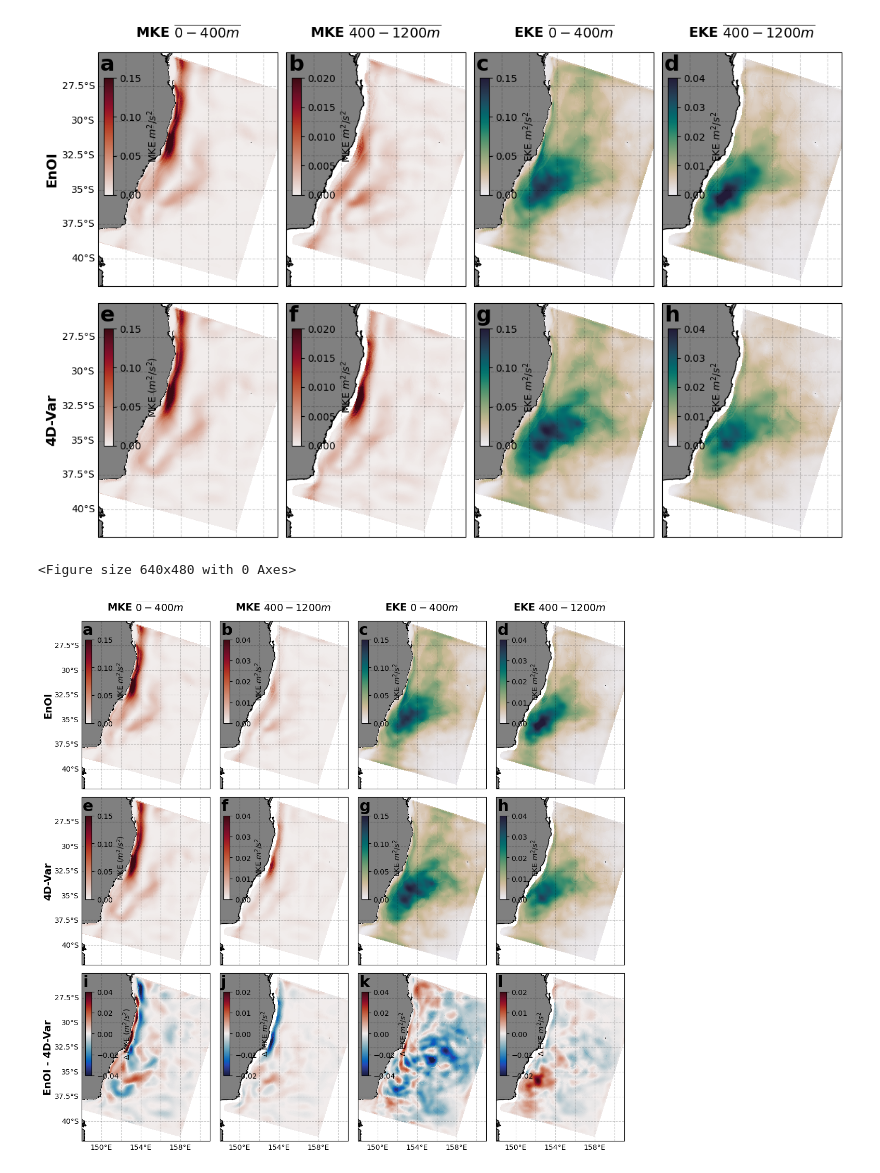
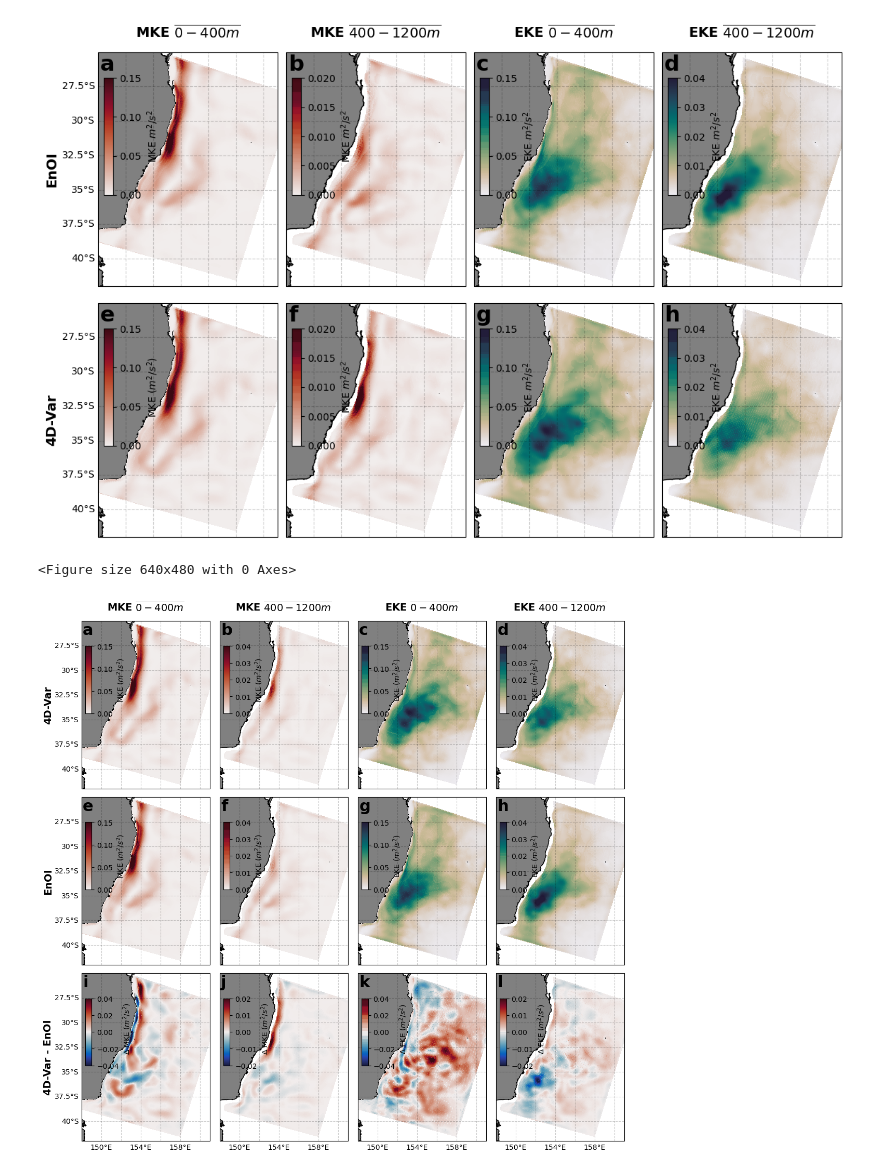
Before and after one commit to dgwyther/DA-comparison-paper, a Jupyter notebook: notebooks/fig-eke_and_mke.ipynb, the cells around one changed output. Cells and saved outputs as stored; diff of their text form; code cells hidden in the pictures.

Commit message:
updates to eke/kmke plots

```diff
--- a/notebooks/fig-eke_and_mke.ipynb
+++ b/notebooks/fig-eke_and_mke.ipynb
@@ -422,9 +419,9 @@ def addSubplot_spatialMap(input,Grid,pcol_kwargs={}, cont_kwargs={}, kde_kwargs=
 def addInsetColormap(ax,im,lab):
     cax = inset_axes(ax,
                 width="5%",  # width = 10% of parent_bbox width
-                height="50%",  # height : 50%
+                height="40%",  # height : 50%
                 loc='lower left',
-                bbox_to_anchor=(.03,.39, 1, 1),
+                bbox_to_anchor=(.03,.45, 1, 1),
                 bbox_transform=ax.transAxes,
                 borderpad=0,
                 )
@@ -442,73 +439,73 @@ ax = None
 
 
 ax = fig.add_subplot(gs[0,0], projection=ccrs.PlateCarree())
-gl,im=addSubplot_spatialMap(enoi_mke_0_400,enoi,pcol_kwargs={'cmap':'cmo.amp','vmin':'0','vmax':'0.15'})
+gl,im=addSubplot_spatialMap(_4dvar_mke_0_400,enoi,pcol_kwargs={'cmap':'cmo.amp','vmin':'0','vmax':'0.15'})
 # co=plt.contour(enoi.lon_rho,enoi.lat_rho,enoi_mke_0_400,colors='k',linewidths=0.5,levels=np.arange(0,0.2,0.05))
 gl.left_labels = True
 ax.text(0.01, 0.99, 'a', transform=ax.transAxes,fontsize=22, fontweight='bold', va='top')
-ax.text(-.26, .5, 'EnOI',fontsize=14, rotation='vertical', fontweight='bold', va='center', ha='center', transform=ax.transAxes)
+ax.text(-.26, .5, '4D-Var',fontsize=14, rotation='vertical', fontweight='bold', va='center', ha='center', transform=ax.transAxes)
 ax.text(0.5, 1.12, 'MKE $\overline{0-400m}$',fontsize=14, fontweight='bold', va='top', ha='center', transform=ax.transAxes)
-cbar=addInsetColormap(ax,im,'MKE $m^2$/$s^2$')
+cbar=addInsetColormap(ax,im,'MKE ($m^2$/$s^2$)')
 # cbar.add_lines(co)
 
 ax = fig.add_subplot(gs[0,1], projection=ccrs.PlateCarree())
-gl,im=addSubplot_spatialMap(enoi_mke_400_1200,enoi,pcol_kwargs={'cmap':'cmo.amp','vmin':'0','vmax':'0.04'})
+gl,im=addSubplot_spatialMap(_4dvar_mke_400_1200,enoi,pcol_kwargs={'cmap':'cmo.amp','vmin':'0','vmax':'0.04'})
 # co=plt.contour(enoi.lon_rho,enoi.lat_rho,enoi_mke_400_1200,colors='k',linewidths=0.5,levels=np.arange(0,0.03,0.01))
 ax.text(0.01, 0.99, 'b', transform=ax.transAxes,fontsize=22, fontweight='bold', va='top')
 ax.text(0.5, 1.12, 'MKE $\overline{400-1200m}$',fontsize=14, fontweight='bold', va='top', ha='center', transform=ax.transAxes)
-cbar=addInsetColormap(ax,im,'MKE $m^2$/$s^2$')
+cbar=addInsetColormap(ax,im,'MKE ($m^2$/$s^2$)')
 # cbar.add_lines(co)
 
 ax = fig.add_subplot(gs[0,2], projection=ccrs.PlateCarree())
-gl,im=addSubplot_spatialMap(enoi_eke_0_400,enoi,pcol_kwargs={'cmap':'cmo.rain','vmin':'0','vmax':'0.15'})
+gl,im=addSubplot_spatialMap(_4dvar_eke_0_400,enoi,pcol_kwargs={'cmap':'cmo.rain','vmin':'0','vmax':'0.15'})
 # co=plt.contour(enoi.lon_rho,enoi.lat_rho,enoi_eke_0_400,colors='k',linewidths=0.5,levels=np.arange(0,0.15,0.05))
 ax.text(0.01, 0.99, 'c', transform=ax.transAxes,fontsize=22, fontweight='bold', va='top')
 ax.text(0.5, 1.12, 'EKE $\overline{0-400m}$',fontsize=14, fontweight='bold', va='top', ha='center', transform=ax.transAxes)
-cbar=addInsetColormap(ax,im,'EKE $m^2$/$s^2$')
+cbar=addInsetColormap(ax,im,'EKE ($m^2$/$s^2$)')
 # cbar.add_lines(co)
 
 ax = fig.add_subplot(gs[0,3], projection=ccrs.PlateCarree())
-gl,im=addSubplot_spatialMap(enoi_eke_400_1200,enoi,pcol_kwargs={'cmap':'cmo.rain','vmin':'0','vmax':'0.04'})
+gl,im=addSubplot_spatialMap(_4dvar_eke_400_1200,enoi,pcol_kwargs={'cmap':'cmo.rain','vmin':'0','vmax':'0.04'})
 # co=plt.contour(enoi.lon_rho,enoi.lat_rho,enoi_eke_400_1200,colors='k',linewidths=0.5,levels=np.arange(0,0.05,0.01))
 ax.text(0.01, 0.99, 'd', transform=ax.transAxes,fontsize=22, fontweight='bold', va='top')
 ax.text(0.5, 1.12, 'EKE $\overline{400-1200m}$',fontsize=14, fontweight='bold', va='top', ha='center', transform=ax.transAxes)
-cbar=addInsetColormap(ax,im,'EKE $m^2$/$s^2$')
+cbar=addInsetColormap(ax,im,'EKE ($m^2$/$s^2$)')
 # cbar.add_lines(co)
 
 
 
 ax = fig.add_subplot(gs[1,0], projection=ccrs.PlateCarree())
-gl,im=addSubplot_spatialMap(_4dvar_mke_0_400,enoi,pcol_kwargs={'cmap':'cmo.amp','vmin':'0','vmax':'0.15'})
+gl,im=addSubplot_spatialMap(enoi_mke_0_400,enoi,pcol_kwargs={'cmap':'cmo.amp','vmin':'0','vmax':'0.15'})
 # co=plt.contour(enoi.lon_rho,enoi.lat_rho,_4dvar_mke_0_400,colors='k',linewidths=0.5,levels=np.arange(0,0.2,0.05))
 gl.left_labels = True
 ax.text(0.01, 0.99, 'e', transform=ax.transAxes,fontsize=22, fontweight='bold', va='top')
-ax.text(-.26, .5, '4D-Var',fontsize=14, rotation='vertical', fontweight='bold', va='center', ha='center', transform=ax.transAxes)
+ax.text(-.26, .5, 'EnOI',fontsize=14, rotation='vertical', fontweight='bold', va='center', ha='center', transform=ax.transAxes)
 # ax.text(0.5, 1.12, 'MKE $\overline{0-400m}$',fontsize=14, fontweight='bold', va='top', ha='center', transform=ax.transAxes)
 cbar=addInsetColormap(ax,im,'MKE ($m^2$/$s^2$)')
 # cbar.add_lines(co)
 
 ax = fig.add_subplot(gs[1,1], projection=ccrs.PlateCarree())
-gl,im=addSubplot_spatialMap(_4dvar_mke_400_1200,enoi,pcol_kwargs={'cmap':'cmo.amp','vmin':'0','vmax':'0.04'})
+gl,im=addSubplot_spatialMap(enoi_mke_400_1200,enoi,pcol_kwargs={'cmap':'cmo.amp','vmin':'0','vmax':'0.04'})
 # co=plt.contour(enoi.lon_rho,enoi.lat_rho,_4dvar_mke_400_1200,colors='k',linewidths=0.5,levels=np.arange(0,0.03,0.01))
 ax.text(0.01, 0.99, 'f', transform=ax.transAxes,fontsize=22, fontweight='bold', va='top')
 # ax.text(0.5, 1.12, 'MKE $\overline{400-1200m}$',fontsize=14, fontweight='bold', va='top', ha='center', transform=ax.transAxes)
-cbar=addInsetColormap(ax,im,'MKE $m^2$/$s^2$')
+cbar=addInsetColormap(ax,im,'MKE ($m^2$/$s^2$)')
 # cbar.add_lines(co)
 
 ax = fig.add_subplot(gs[1,2], projection=ccrs.PlateCarree())
-gl,im=addSubplot_spatialMap(_4dvar_eke_0_400,enoi,pcol_kwargs={'cmap':'cmo.rain','vmin':'0','vmax':'0.15'})
+gl,im=addSubplot_spatialMap(enoi_eke_0_400,enoi,pcol_kwargs={'cmap':'cmo.rain','vmin':'0','vmax':'0.15'})
 # co=plt.contour(enoi.lon_rho,enoi.lat_rho,_4dvar_mke_400_1200,colors='k',linewidths=0.5,levels=np.arange(0,0.15,0.05))
 ax.text(0.01, 0.99, 'g', transform=ax.transAxes,fontsize=22, fontweight='bold', va='top')
 # ax.text(0.5, 1.12, 'EKE $\overline{0-400m}$',fontsize=14, fontweight='bold', va='top', ha='center', transform=ax.transAxes)
-cbar=addInsetColormap(ax,im,'EKE $m^2$/$s^2$')
+cbar=addInsetColormap(ax,im,'EKE ($m^2$/$s^2$)')
 # cbar.add_lines(co)
 
 ax = fig.add_subplot(gs[1,3], projection=ccrs.PlateCarree())
-gl,im=addSubplot_spatialMap(_4dvar_eke_400_1200,enoi,pcol_kwargs={'cmap':'cmo.rain','vmin':'0','vmax':'0.04'})
+gl,im=addSubplot_spatialMap(enoi_eke_400_1200,enoi,pcol_kwargs={'cmap':'cmo.rain','vmin':'0','vmax':'0.04'})
 # co=plt.contour(enoi.lon_rho,enoi.lat_rho,_4dvar_mke_400_1200,colors='k',linewidths=0.5,levels=np.arange(0,0.06,0.01))
 ax.text(0.01, 0.99, 'h', transform=ax.transAxes,fontsize=22, fontweight='bold', va='top')
 # ax.text(0.5, 1.12, 'EKE $\overline{400-1200m}$',fontsize=14, fontweight='bold', va='top', ha='center', transform=ax.transAxes)
-cbar=addInsetColormap(ax,im,'EKE $m^2$/$s^2$')
+cbar=addInsetColormap(ax,im,'EKE ($m^2$/$s^2$)')
 # cbar.add_lines(co)
 
 
@@ -516,42 +513,42 @@ cbar=addInsetColormap(ax,im,'EKE $m^2$/$s^2$')
 
 
 ax = fig.add_subplot(gs[2,0], projection=ccrs.PlateCarree())
-gl,im=addSubplot_spatialMap(enoi_mke_0_400-_4dvar_mke_0_400,enoi,pcol_kwargs={'cmap':'cmo.balance','vmin':'-.04','vmax':'0.04'})
+gl,im=addSubplot_spatialMap(-enoi_mke_0_400+_4dvar_mke_0_400,enoi,pcol_kwargs={'cmap':'cmo.balance','vmin':'-.04','vmax':'0.04'})
 # co=plt.contour(enoi.lon_rho,enoi.lat_rho,_4dvar_mke_0_400,colors='k',linewidths=0.5,levels=np.arange(0,0.2,0.05))
 gl.left_labels = True
 gl.bottom_labels = True
 ax.text(0.01, 0.99, 'i', transform=ax.transAxes,fontsize=22, fontweight='bold', va='top')
-ax.text(-.26, .5, 'EnOI - 4D-Var',fontsize=14, rotation='vertical', fontweight='bold', va='center', ha='center', transform=ax.transAxes)
+ax.text(-.26, .5, '4D-Var - EnOI',fontsize=14, rotation='vertical', fontweight='bold', va='center', ha='center', transform=ax.transAxes)
 # ax.text(0.5, 1.12, 'MKE $\overline{0-400m}$',fontsize=14, fontweight='bold', va='top', ha='center', transform=ax.transAxes)
-cbar=addInsetColormap(ax,im,'$\Delta$ MKE ($m^2$/$s^2$)')
+cbar=addInsetColormap(ax,im,'   $\Delta$ MKE ($m^2$/$s^2$)')
 # cbar.add_lines(co)
 
 ax = fig.add_subplot(gs[2,1], projection=ccrs.PlateCarree())
-gl,im=addSubplot_spatialMap(enoi_mke_400_1200-_4dvar_mke_400_1200,enoi,pcol_kwargs={'cmap':'cmo.balance','vmin':'-.02','vmax':'0.02'})
+gl,im=addSubplot_spatialMap(-enoi_mke_400_1200+_4dvar_mke_400_1200,enoi,pcol_kwargs={'cmap':'cmo.balance','vmin':'-.02','vmax':'0.02'})
 # co=plt.contour(enoi.lon_rho,enoi.lat_rho,_4dvar_mke_400_1200,colors='k',linewidths=0.5,levels=np.arange(0,0.03,0.01))
 ax.text(0.01, 0.99, 'j', transform=ax.transAxes,fontsize=22, fontweight='bold', va='top')
 # ax.text(0.5, 1.12, 'MKE $\overline{400-1200m}$',fontsize=14, fontweight='bold', va='top', ha='center', transform=ax.transAxes)
-cbar=addInsetColormap(ax,im,'$\Delta$ MKE $m^2$/$s^2$')
+cbar=addInsetColormap(ax,im,'   $\Delta$ MKE ($m^2$/$s^2$)')
 # cbar.add_lines(co)
 gl.bottom_labels = True
 
 ax = fig.add_subplot(gs[2,2], projection=ccrs.PlateCarree())
-gl,im=addSubplot_spatialMap(enoi_eke_0_400-_4dvar_eke_0_400,enoi,pcol_kwargs={'cmap':'cmo.balance','vmin':'-.04','vmax':'0.04'})
+gl,im=addSubplot_spatialMap(-enoi_eke_0_400+_4dvar_eke_0_400,enoi,pcol_kwargs={'cmap':'cmo.balance','vmin':'-.04','vmax':'0.04'})
 # co=plt.contour(enoi.lon_rho,enoi.lat_rho,_4dvar_mke_400_1200,colors='k',linewidths=0.5,levels=np.arange(0,0.15,0.05))
 ax.text(0.01, 0.99, 'k', transform=ax.transAxes,fontsize=22, fontweight='bold', va='top')
 # ax.text(0.5, 1.12, 'EKE $\overline{0-400m}$',fontsize=14, fontweight='bold', va='top', ha='center', transform=ax.transAxes)
-cbar=addInsetColormap(ax,im,'$\Delta$ EKE $m^2$/$s^2$')
+cbar=addInsetColormap(ax,im,'   $\Delta$ EKE ($m^2$/$s^2$)')
 # cbar.add_lines(co)
 gl.bottom_labels = True
 
 ax = fig.add_subplot(gs[2,3], projection=ccrs.PlateCarree())
-gl,im=addSubplot_spatialMap(enoi_eke_400_1200-_4dvar_eke_400_1200,enoi,pcol_kwargs={'cmap':'cmo.balance','vmin':'-.02','vmax':'0.02'})
+gl,im=addSubplot_spatialMap(-enoi_eke_400_1200+_4dvar_eke_400_1200,enoi,pcol_kwargs={'cmap':'cmo.balance','vmin':'-.02','vmax':'0.02'})
 # co=plt.contour(enoi.lon_rho,enoi.lat_rho,_4dvar_mke_400_1200,colors='k',linewidths=0.5,levels=np.arange(0,0.06,0.01))
 ax.text(0.01, 0.99, 'l', transform=ax.transAxes,fontsize=22, fontweight='bold', va='top')
 # ax.text(0.5, 1.12, 'EKE $\overline{400-1200m}$',fontsize=14, fontweight='bold', va='top', ha='center', transform=ax.transAxes)
-cbar=addInsetColormap(ax,im,'$\Delta$ EKE $m^2$/$s^2$')
+cbar=addInsetColormap(ax,im,'   $\Delta$ EKE ($m^2$/$s^2$)')
 gl.bottom_labels = True
 # cbar.add_lines(co)
 # %% [output]
 <Figure size 640x480 with 0 Axes>
-[figure, old version]
+[figure, new version]
```
Also changed, not shown: parts of 1 cell of this notebook, 1 other file.
